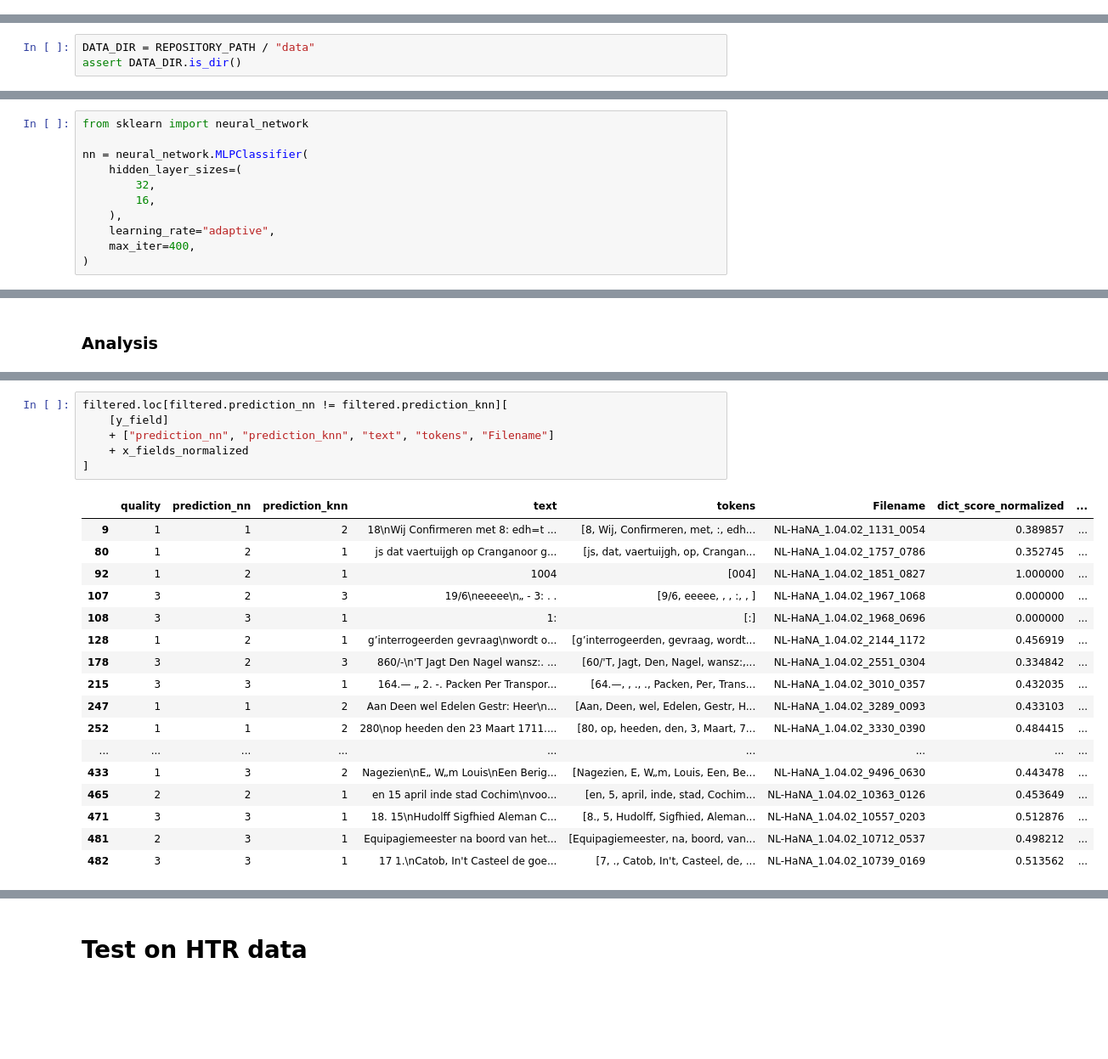
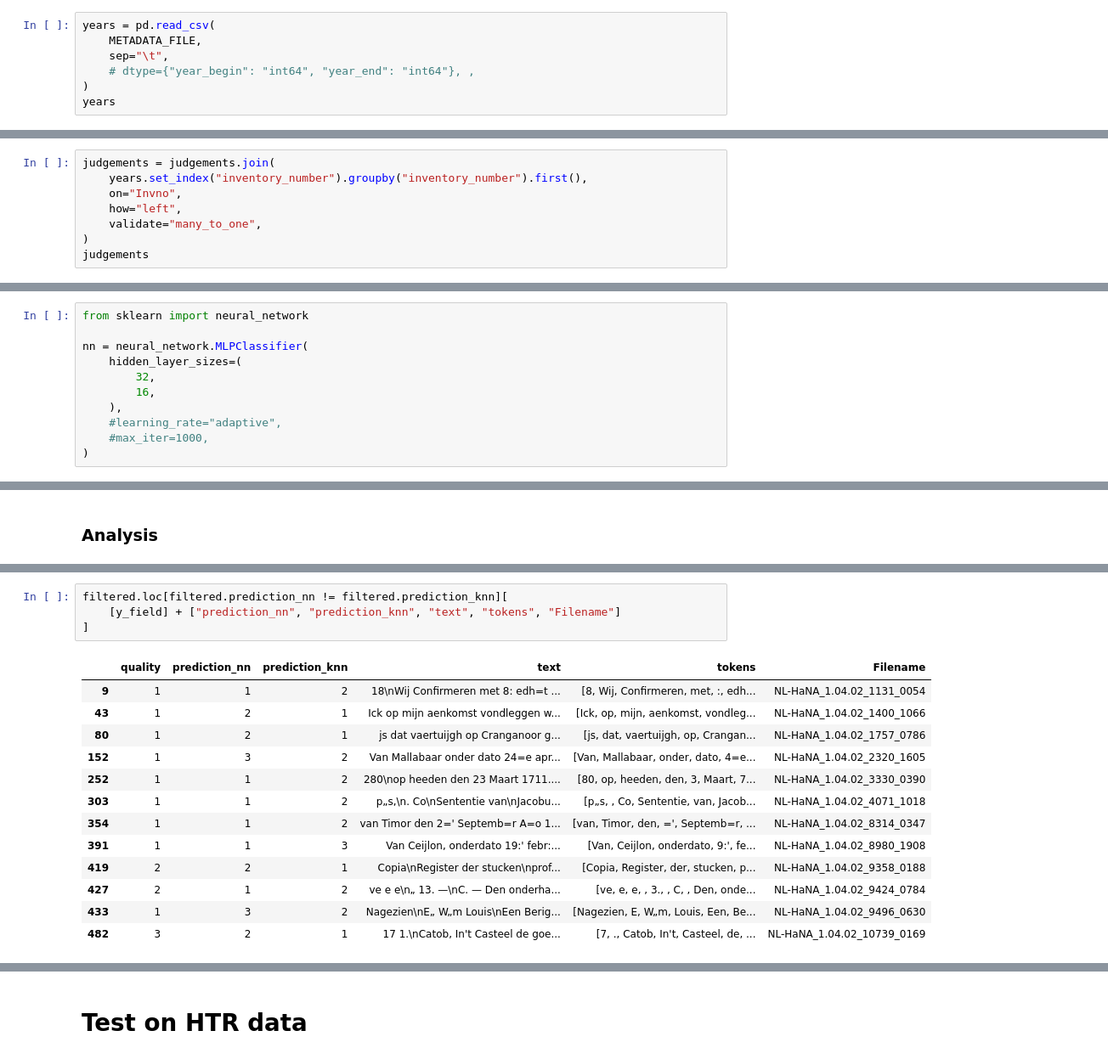
Before and after one commit to LAHTeR/htr-quality-classifier, a Jupyter notebook: notebooks/quality.ipynb, the cells around one changed output, grey strips where cells are left out. Shown at 85% size. Cells and saved outputs as stored; diff of their text form; blank space fills up the shorter version.

```diff
--- a/notebooks/quality.ipynb
+++ b/notebooks/quality.ipynb
@@ -501,0 +510,7 @@ scale_year(1800)
+# %%
+years = pd.read_csv(
+    METADATA_FILE,
+    sep="\t",
+    # dtype={"year_begin": "int64", "year_end": "int64"}, ,
+)
+years
@@ -502,7 +542,4 @@ scale_year(1800)
 # %% [markdown]
 # Scoring
-# %%
-DATA_DIR = REPOSITORY_PATH / "data"
-assert DATA_DIR.is_dir()
 # %%
 JUDGEMENTS_FILE = DATA_DIR / "limited2 review overview 20220713.csv"
@@ -808,0 +846,8 @@ Ground truth missing year information
+# %%
+judgements = judgements.join(
+    years.set_index("inventory_number").groupby("inventory_number").first(),
+    on="Invno",
+    how="left",
+    validate="many_to_one",
+)
+judgements
@@ -1278,8 +1356,8 @@ nn = neural_network.MLPClassifier(
         32,
         16,
     ),
-    learning_rate="adaptive",
-    max_iter=400,
+    #learning_rate="adaptive",
+    #max_iter=1000,
 )
 # %%
 scores = model_selection.cross_val_score(nn, X, y)
@@ -1394,27 +1472,21 @@ filtered.loc[(filtered.prediction_nn == 1) & (filtered.quality == 3)][
 # %%
 filtered.loc[filtered.prediction_nn != filtered.prediction_knn][
-    [y_field]
-    + ["prediction_nn", "prediction_knn", "text", "tokens", "Filename"]
-    + x_fields_normalized
+    [y_field] + ["prediction_nn", "prediction_knn", "text", "tokens", "Filename"]
 ]
 # %% [output]
-|  | quality | prediction_nn | prediction_knn | text | tokens | Filename | dict_score_normalized | ... |
-| 9 | 1 | 1 | 2 | 18\nWij Confirmeren met 8: edh=t ... | [8, Wij, Confirmeren, met, :, edh... | NL-HaNA_1.04.02_1131_0054 | 0.389857 | ... |
-| 80 | 1 | 2 | 1 | js dat vaertuijgh op Cranganoor g... | [js, dat, vaertuijgh, op, Crangan... | NL-HaNA_1.04.02_1757_0786 | 0.352745 | ... |
-| 92 | 1 | 2 | 1 | 1004 | [004] | NL-HaNA_1.04.02_1851_0827 | 1.000000 | ... |
-| 107 | 3 | 2 | 3 | 19/6\neeeee\n„ - 3: . . | [9/6, eeeee, , , :, , ] | NL-HaNA_1.04.02_1967_1068 | 0.000000 | ... |
-| 108 | 3 | 3 | 1 | 1: | [:] | NL-HaNA_1.04.02_1968_0696 | 0.000000 | ... |
-| 128 | 1 | 2 | 1 | g’interrogeerden gevraag\nwordt o... | [g’interrogeerden, gevraag, wordt... | NL-HaNA_1.04.02_2144_1172 | 0.456919 | ... |
-| 178 | 3 | 2 | 3 | 860/-\n'T Jagt Den Nagel wansz:. ... | [60/'T, Jagt, Den, Nagel, wansz:,... | NL-HaNA_1.04.02_2551_0304 | 0.334842 | ... |
-| 215 | 3 | 3 | 1 | 164.— „ 2. -. Packen Per Transpor... | [64.—, , ., ., Packen, Per, Trans... | NL-HaNA_1.04.02_3010_0357 | 0.432035 | ... |
-| 247 | 1 | 1 | 2 | Aan Deen wel Edelen Gestr: Heer\n... | [Aan, Deen, wel, Edelen, Gestr, H... | NL-HaNA_1.04.02_3289_0093 | 0.433103 | ... |
-| 252 | 1 | 1 | 2 | 280\nop heeden den 23 Maart 1711.... | [80, op, heeden, den, 3, Maart, 7... | NL-HaNA_1.04.02_3330_0390 | 0.484415 | ... |
-| ... | ... | ... | ... | ... | ... | ... | ... | ... |
-| 433 | 1 | 3 | 2 | Nagezien\nE„ W„m Louis\nEen Berig... | [Nagezien, E, W„m, Louis, Een, Be... | NL-HaNA_1.04.02_9496_0630 | 0.443478 | ... |
-| 465 | 2 | 2 | 1 | en 15 april inde stad Cochim\nvoo... | [en, 5, april, inde, stad, Cochim... | NL-HaNA_1.04.02_10363_0126 | 0.453649 | ... |
-| 471 | 3 | 3 | 1 | 18. 15\nHudolff Sigfhied Aleman C... | [8., 5, Hudolff, Sigfhied, Aleman... | NL-HaNA_1.04.02_10557_0203 | 0.512876 | ... |
-| 481 | 2 | 3 | 1 | Equipagiemeester na boord van het... | [Equipagiemeester, na, boord, van... | NL-HaNA_1.04.02_10712_0537 | 0.498212 | ... |
-| 482 | 3 | 3 | 1 | 17 1.\nCatob, In't Casteel de goe... | [7, ., Catob, In't, Casteel, de, ... | NL-HaNA_1.04.02_10739_0169 | 0.513562 | ... |
+|  | quality | prediction_nn | prediction_knn | text | tokens | Filename |
+| 9 | 1 | 1 | 2 | 18\nWij Confirmeren met 8: edh=t ... | [8, Wij, Confirmeren, met, :, edh... | NL-HaNA_1.04.02_1131_0054 |
+| 43 | 1 | 2 | 1 | Ick op mijn aenkomst vondleggen w... | [Ick, op, mijn, aenkomst, vondleg... | NL-HaNA_1.04.02_1400_1066 |
+| 80 | 1 | 2 | 1 | js dat vaertuijgh op Cranganoor g... | [js, dat, vaertuijgh, op, Crangan... | NL-HaNA_1.04.02_1757_0786 |
+| 152 | 1 | 3 | 2 | Van Mallabaar onder dato 24=e apr... | [Van, Mallabaar, onder, dato, 4=e... | NL-HaNA_1.04.02_2320_1605 |
+| 252 | 1 | 1 | 2 | 280\nop heeden den 23 Maart 1711.... | [80, op, heeden, den, 3, Maart, 7... | NL-HaNA_1.04.02_3330_0390 |
+| 303 | 1 | 1 | 2 | p„s,\n. Co\nSententie van\nJacobu... | [p„s, , Co, Sententie, van, Jacob... | NL-HaNA_1.04.02_4071_1018 |
+| 354 | 1 | 1 | 2 | van Timor den 2=' Septemb=r A=o 1... | [van, Timor, den, =', Septemb=r, ... | NL-HaNA_1.04.02_8314_0347 |
+| 391 | 1 | 1 | 3 | Van Ceijlon, onderdato 19:' febr:... | [Van, Ceijlon, onderdato, 9:', fe... | NL-HaNA_1.04.02_8980_1908 |
+| 419 | 2 | 2 | 1 | Copia\nRegister der stucken\nprof... | [Copia, Register, der, stucken, p... | NL-HaNA_1.04.02_9358_0188 |
+| 427 | 2 | 1 | 2 | ve e e\n„ 13. —\nC. — Den onderha... | [ve, e, e, , 3., , C, , Den, onde... | NL-HaNA_1.04.02_9424_0784 |
+| 433 | 1 | 3 | 2 | Nagezien\nE„ W„m Louis\nEen Berig... | [Nagezien, E, W„m, Louis, Een, Be... | NL-HaNA_1.04.02_9496_0630 |
+| 482 | 3 | 2 | 1 | 17 1.\nCatob, In't Casteel de goe... | [7, ., Catob, In't, Casteel, de, ... | NL-HaNA_1.04.02_10739_0169 |
 # %%
 error_type_columns = ["error_type_" + str(i) for i in range(1, 6)]
 prediction_columns = [
```
Also changed, not shown: parts of 51 cells of this notebook, 1 other file.
